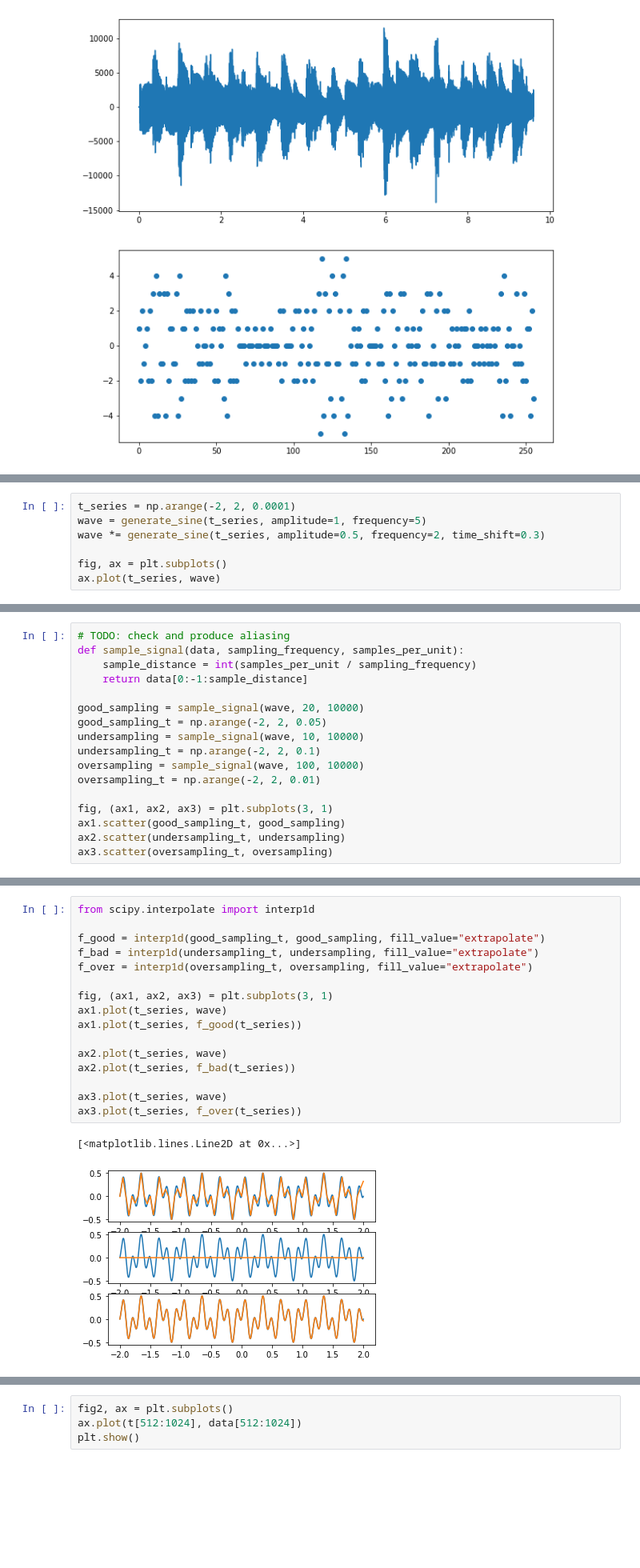
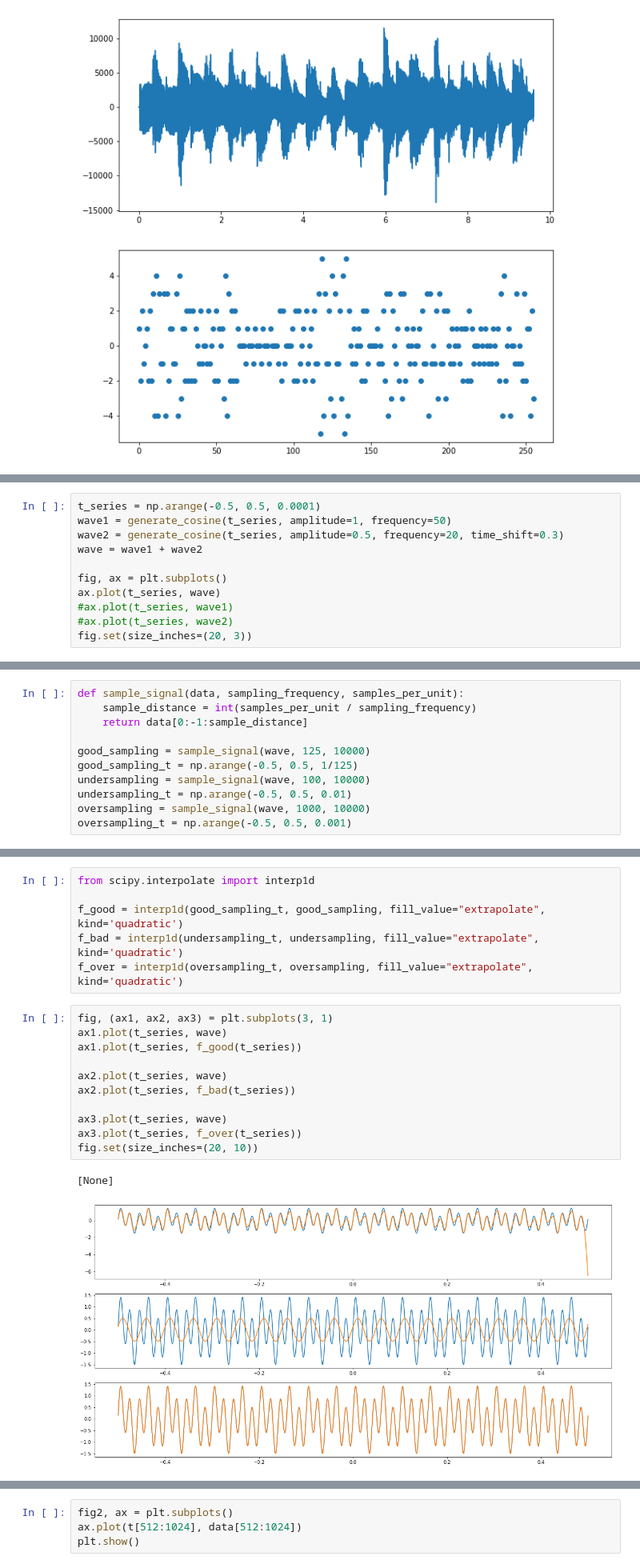
Before and after one commit to pcirrus/dsp_slideshow, a Jupyter notebook: dsp_presentation.ipynb, the cells around one changed output, grey strips where cells are left out. Shown at 80% size. Saved outputs shown, nothing was run; the diff lists cells and outputs as text; blank space fills up the shorter version.

```diff
--- a/dsp_presentation.ipynb
+++ b/dsp_presentation.ipynb
@@ -205,8 +253,12 @@ ax.scatter(x_series, generate_sine(x_series))
 # %%
-t_series = np.arange(-2, 2, 0.0001)
-wave = generate_sine(t_series, amplitude=1, frequency=5)
-wave *= generate_sine(t_series, amplitude=0.5, frequency=2, time_shift=0.3)
+t_series = np.arange(-0.5, 0.5, 0.0001)
+wave1 = generate_cosine(t_series, amplitude=1, frequency=50)
+wave2 = generate_cosine(t_series, amplitude=0.5, frequency=20, time_shift=0.3)
+wave = wave1 + wave2
 
 fig, ax = plt.subplots()
 ax.plot(t_series, wave)
+#ax.plot(t_series, wave1)
+#ax.plot(t_series, wave2)
+fig.set(size_inches=(20, 3))
 # %% [output]
@@ -215,17 +267,11 @@ ax.plot(t_series, wave)
 # %%
-# TODO: check and produce aliasing
 def sample_signal(data, sampling_frequency, samples_per_unit):
     sample_distance = int(samples_per_unit / sampling_frequency)
     return data[0:-1:sample_distance]
 
-good_sampling = sample_signal(wave, 20, 10000)
-good_sampling_t = np.arange(-2, 2, 0.05)
-undersampling = sample_signal(wave, 10, 10000)
-undersampling_t = np.arange(-2, 2, 0.1)
-oversampling = sample_signal(wave, 100, 10000)
-oversampling_t = np.arange(-2, 2, 0.01)
-
-fig, (ax1, ax2, ax3) = plt.subplots(3, 1)
-ax1.scatter(good_sampling_t, good_sampling)
-ax2.scatter(undersampling_t, undersampling)
-ax3.scatter(oversampling_t, oversampling)
+good_sampling = sample_signal(wave, 125, 10000)
+good_sampling_t = np.arange(-0.5, 0.5, 1/125)
+undersampling = sample_signal(wave, 100, 10000)
+undersampling_t = np.arange(-0.5, 0.5, 0.01)
+oversampling = sample_signal(wave, 1000, 10000)
+oversampling_t = np.arange(-0.5, 0.5, 0.001)
@@ -235,19 +290,20 @@ ax3.scatter(oversampling_t, oversampling)
+# %%
+from scipy.interpolate import interp1d
+
+f_good = interp1d(good_sampling_t, good_sampling, fill_value="extrapolate", kind='quadratic')
+f_bad = interp1d(undersampling_t, undersampling, fill_value="extrapolate", kind='quadratic')
+f_over = interp1d(oversampling_t, oversampling, fill_value="extrapolate", kind='quadratic')
 # %%
-from scipy.interpolate import interp1d
-
-f_good = interp1d(good_sampling_t, good_sampling, fill_value="extrapolate")
-f_bad = interp1d(undersampling_t, undersampling, fill_value="extrapolate")
-f_over = interp1d(oversampling_t, oversampling, fill_value="extrapolate")
-
 fig, (ax1, ax2, ax3) = plt.subplots(3, 1)
 ax1.plot(t_series, wave)
 ax1.plot(t_series, f_good(t_series))
 
 ax2.plot(t_series, wave)
 ax2.plot(t_series, f_bad(t_series))
 
 ax3.plot(t_series, wave)
 ax3.plot(t_series, f_over(t_series))
+fig.set(size_inches=(20, 10))
 # %% [output]
-[<matplotlib.lines.Line2D at 0x...>]
+[None]
-[figure, old version]
+[figure, new version]
```
Also changed, not shown: parts of 36 cells of this notebook, 8 other files.
